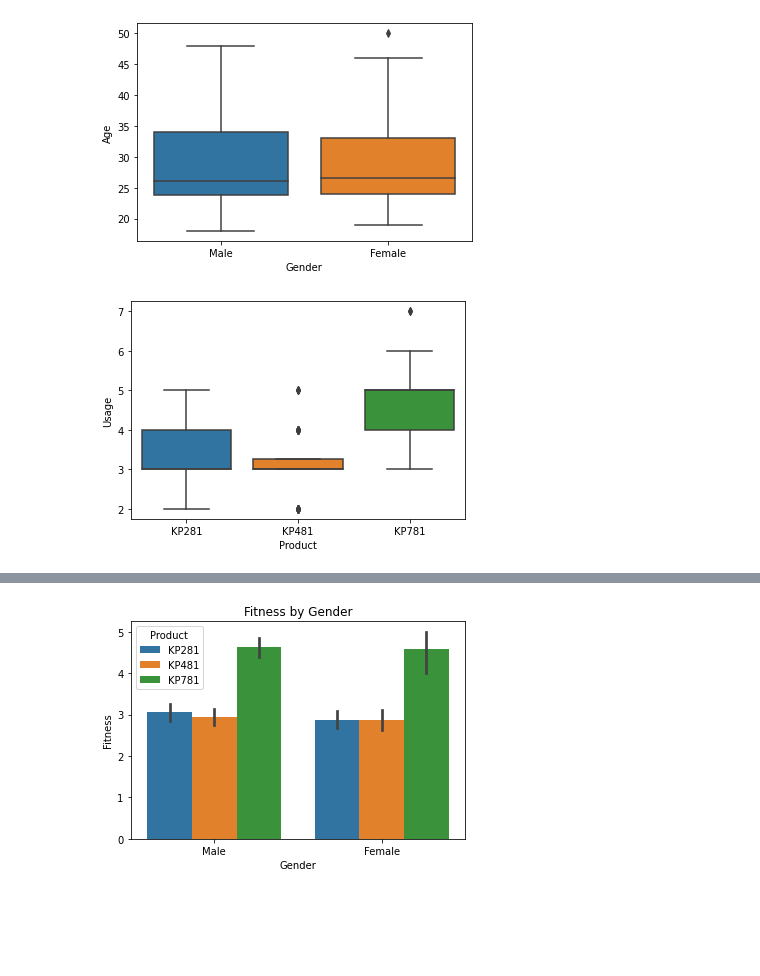
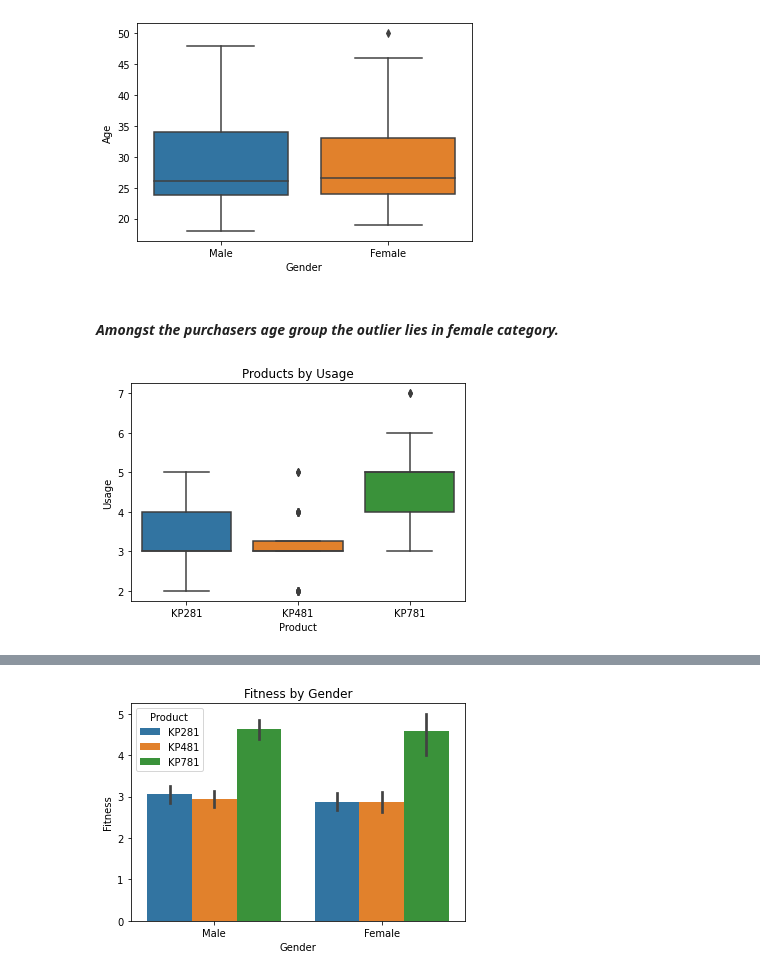
Before and after one commit to pkmariya/Python, a Jupyter notebook: AerofitCaseStudy_Mariya_DSMLJune22.ipynb, the cells around one changed output, grey strips where cells are left out. Drawn from its saved outputs; the diff is of its cells as text; code cells hidden in the pictures; blank space fills up the shorter version.

```diff
--- a/AerofitCaseStudy_Mariya_DSMLJune22.ipynb
+++ b/AerofitCaseStudy_Mariya_DSMLJune22.ipynb
@@ -585,8 +565,11 @@ plt.show()
  plt.show()
 # %% [output]
 [figure]
+# %% [markdown]
+#### *Amongst the purchasers age group the outlier lies in female category.*
 # %%
  sns.boxplot(data=aero_df, x='Product', y='Usage')
+ plt.title('Products by Usage')
  plt.show()
 # %% [output]
-[figure, old version]
+[figure, new version]
```
Also changed, not shown: parts of 20 cells of this notebook.
